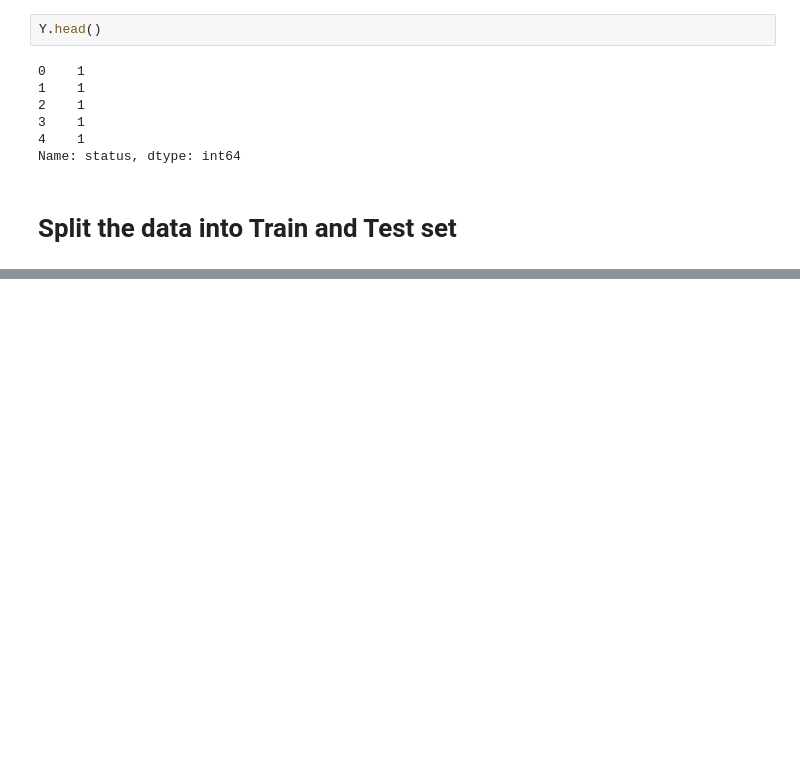
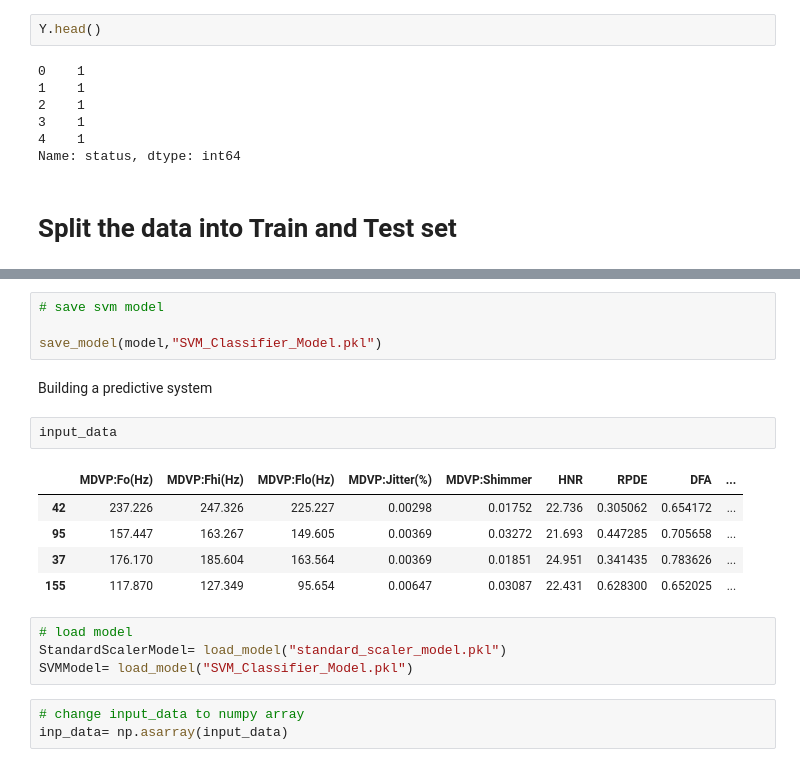
Before and after one commit to ishreya09/Parkinson-Prediction-Model, a Jupyter notebook: Data analysis.ipynb, the cells around one changed output, grey strips where cells are left out. Saved outputs shown, nothing was run; the diff lists cells and outputs as text; blank space fills up the shorter version.

```diff
--- a/Data analysis.ipynb
+++ b/Data analysis.ipynb
@@ -397,0 +577,21 @@ X_train.shape,X_test.shape
+# %%
+# save svm model
+
+save_model(model,"SVM_Classifier_Model.pkl")
+# %% [markdown]
+Building a predictive system
+# %%
+input_data
+# %% [output]
+|  | MDVP:Fo(Hz) | MDVP:Fhi(Hz) | MDVP:Flo(Hz) | MDVP:Jitter(%) | MDVP:Shimmer | HNR | RPDE | DFA | ... |
+| 42 | 237.226 | 247.326 | 225.227 | 0.00298 | 0.01752 | 22.736 | 0.305062 | 0.654172 | ... |
+| 95 | 157.447 | 163.267 | 149.605 | 0.00369 | 0.03272 | 21.693 | 0.447285 | 0.705658 | ... |
+| 37 | 176.170 | 185.604 | 163.564 | 0.00369 | 0.01851 | 24.951 | 0.341435 | 0.783626 | ... |
+| 155 | 117.870 | 127.349 | 95.654 | 0.00647 | 0.03087 | 22.431 | 0.628300 | 0.652025 | ... |
+# %%
+# load model
+StandardScalerModel= load_model("standard_scaler_model.pkl")
+SVMModel= load_model("SVM_Classifier_Model.pkl")
+# %%
+# change input_data to numpy array
+inp_data= np.asarray(input_data)
```
Also changed, not shown: parts of 35 cells of this notebook, 3 other files.
